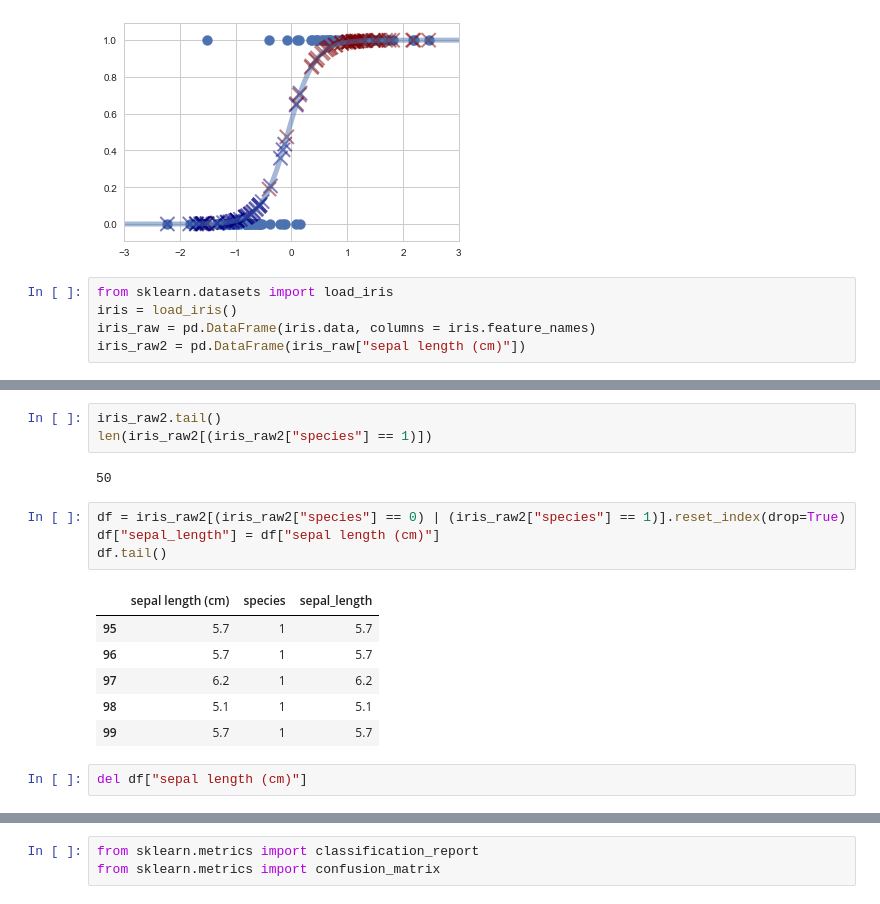
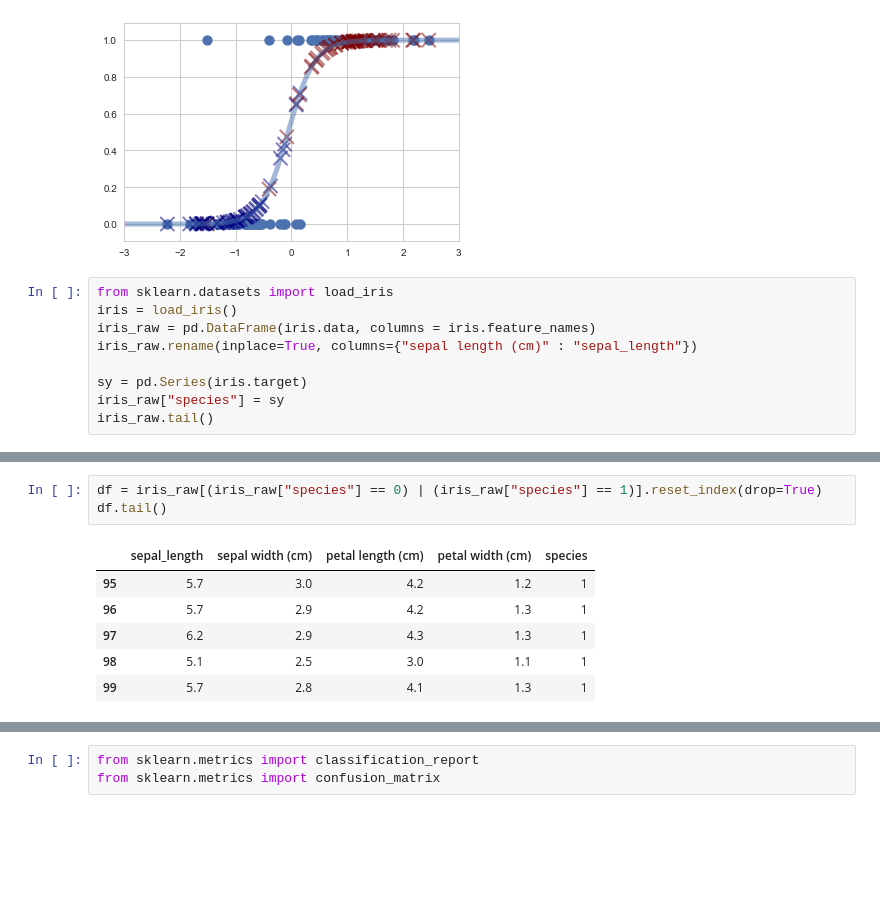
Before and after one commit to annakimm/TIL, a Jupyter notebook: dss/classification/Untitled.ipynb, the cells around one changed output, grey strips where cells are left out. Drawn from its saved outputs; the diff is of its cells as text; blank space fills up the shorter version.

```diff
--- a/dss/classification/Untitled.ipynb
+++ b/dss/classification/Untitled.ipynb
@@ -100,4 +132,8 @@ plt.show()
 from sklearn.datasets import load_iris
 iris = load_iris()
 iris_raw = pd.DataFrame(iris.data, columns = iris.feature_names)
-iris_raw2 = pd.DataFrame(iris_raw["sepal length (cm)"])
+iris_raw.rename(inplace=True, columns={"sepal length (cm)" : "sepal_length"})
+
+sy = pd.Series(iris.target)
+iris_raw["species"] = sy
+iris_raw.tail()
@@ -147,18 +147,10 @@ iris_raw2
-# %%
-iris_raw2.tail()
-len(iris_raw2[(iris_raw2["species"] == 1)])
-# %% [output]
-50
 # %%
-df = iris_raw2[(iris_raw2["species"] == 0) | (iris_raw2["species"] == 1)].reset_index(drop=True)
-df["sepal_length"] = df["sepal length (cm)"]
+df = iris_raw[(iris_raw["species"] == 0) | (iris_raw["species"] == 1)].reset_index(drop=True)
 df.tail()
 # %% [output]
-|  | sepal length (cm) | species | sepal_length |
-| 95 | 5.7 | 1 | 5.7 |
-| 96 | 5.7 | 1 | 5.7 |
-| 97 | 6.2 | 1 | 6.2 |
-| 98 | 5.1 | 1 | 5.1 |
-| 99 | 5.7 | 1 | 5.7 |
+|  | sepal_length | sepal width (cm) | petal length (cm) | petal width (cm) | species |
+| 95 | 5.7 | 3.0 | 4.2 | 1.2 | 1 |
+| 96 | 5.7 | 2.9 | 4.2 | 1.3 | 1 |
+| 97 | 6.2 | 2.9 | 4.3 | 1.3 | 1 |
+| 98 | 5.1 | 2.5 | 3.0 | 1.1 | 1 |
+| 99 | 5.7 | 2.8 | 4.1 | 1.3 | 1 |
-# %%
-del df["sepal length (cm)"]
```
Also changed, not shown: parts of 9 cells of this notebook, 4 other files.
